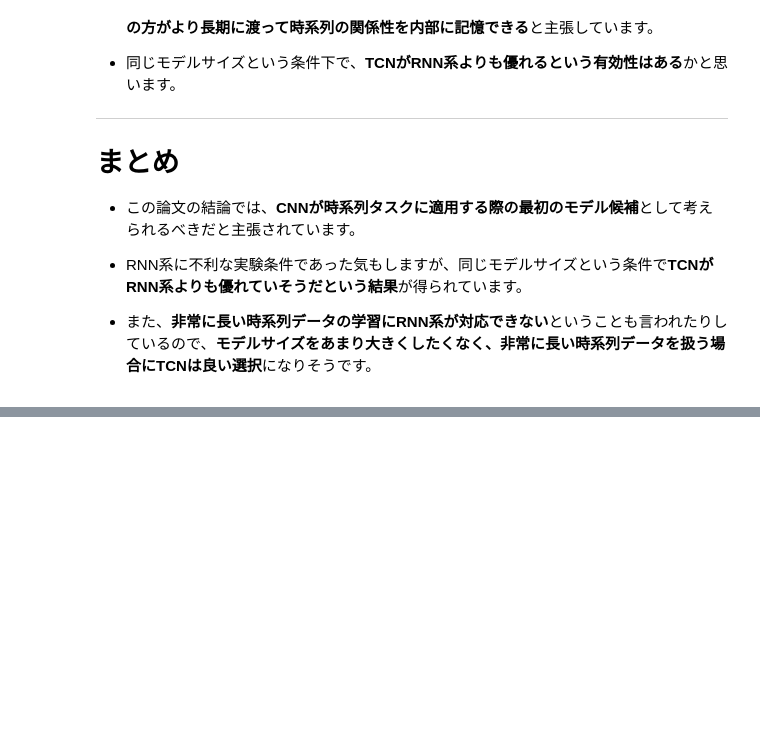
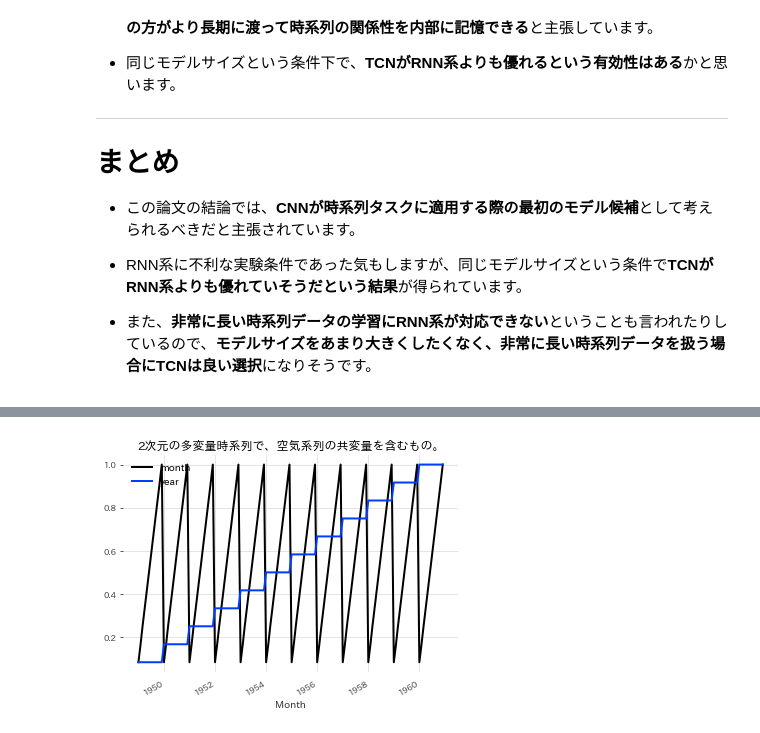
Before and after one commit to webclinic017/-daily-test, a Jupyter notebook: Darts_test.ipynb, the cells around one changed output, grey strips where cells are left out. Saved outputs shown, nothing was run; the diff lists cells and outputs as text; code cells hidden in the pictures; blank space fills up the shorter version.

```diff
--- a/Darts_test.ipynb
+++ b/Darts_test.ipynb
@@ -985,0 +1162,26 @@ https://qiita.com/ooyamatakehisa/items/2a044b41c69f3c8802ef
+# %%
+from darts import concatenate
+from darts.utils.timeseries_generation import datetime_attribute_timeseries as dt_attr
+
+air_covs = concatenate(
+    [
+        dt_attr(series_air.time_index, "month", dtype=np.float32) / 12,
+        (dt_attr(series_air.time_index, "year", dtype=np.float32) - 1948) / 12,
+    ],
+    axis="component",
+)
+
+milk_covs = concatenate(
+    [
+        dt_attr(series_milk.time_index, "month", dtype=np.float32) / 12,
+        (dt_attr(series_milk.time_index, "year", dtype=np.float32) - 1962) / 13,
+    ],
+    axis="component",
+)
+
+air_covs.plot()
+plt.title(
+    "2次元の多変量時系列で、空気系列の共変量を含むもの。"#空気系列の共変量を含む、2 次元の 1 つの多変量時系列:
+);
+# %% [output]
+[figure, added]
```
Also changed, not shown: parts of 31 cells of this notebook.
